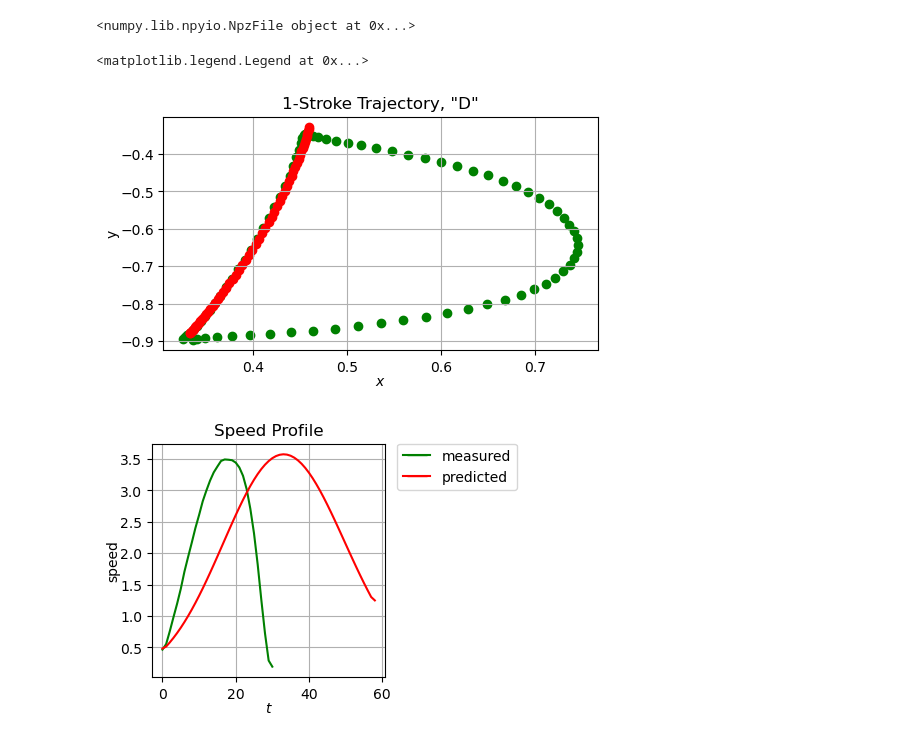
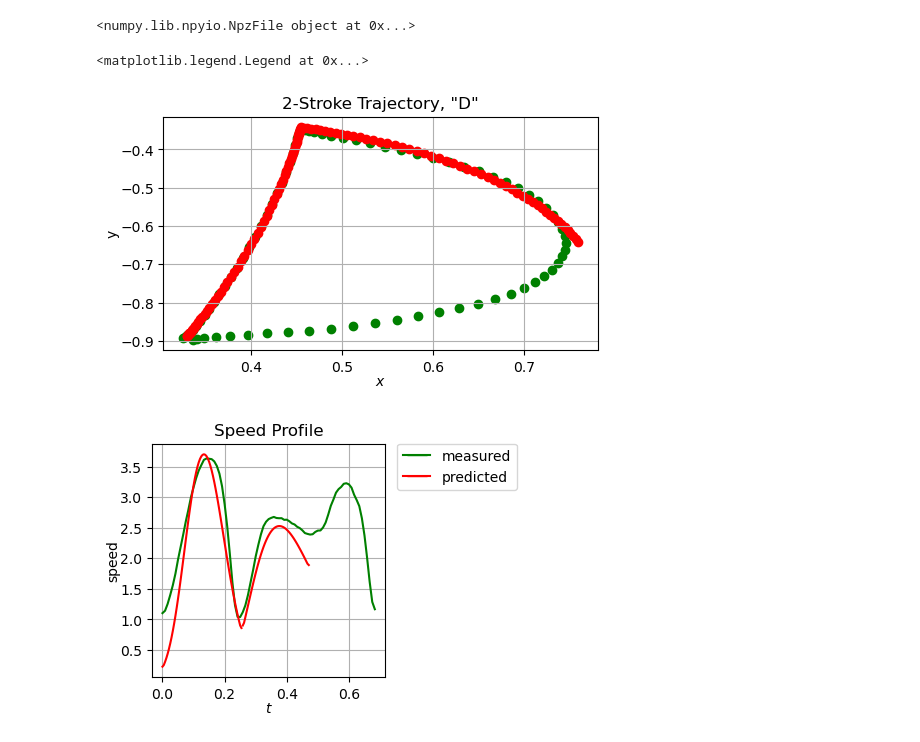
Before and after one commit to gchenfc/art_skills, a Jupyter notebook: python/Sln_alphabet.ipynb, the cells around one changed output. Drawn from its saved outputs; the diff is of its cells as text; code cells hidden in the pictures.

Commit message:
2-stroke Letter D working,3-stroke not there yet

```diff
--- a/python/Sln_alphabet.ipynb
+++ b/python/Sln_alphabet.ipynb
@@ -33,21 +32,33 @@ np.savetxt("stroke3.csv", np.transpose(stroke3), delimiter=",")
 #print(np.transpose(stroke3))
 
 stroke1_nt = np.array([x[0:31],y[0:31]])
+t_nt = t[0:31]
 #print(stroke1_nt)
-velocity = np.sqrt(np.sum((np.gradient(stroke1_nt, axis=1)/0.008333)**2,
+velocity = np.sqrt(np.sum((np.gradient(strokes, axis=1)/0.008333)**2,
                                   axis=0))
 #print(velocity)
 
 # Import csv file (gtsam result)
-file = open('stroke1_005_60.csv')
 columns = ["time", "x", "y"]
-dex = pd.read_csv("stroke1_005_60.csv", usecols=columns)
-tex = dex.time.tolist()
-xex = dex.x.tolist()
-yex = dex.y.tolist()
-velocity2 = np.sqrt(np.sum((np.gradient(np.array([xex,yex]), axis=1)/0.0042)**2,
+gt1 = pd.read_csv("../build/cpp/SLM/tests/stroke1_gtsam.csv", usecols=columns)
+t_gt1 = gt1.time.tolist()
+x_gt1 = gt1.x.tolist()
+y_gt1 = gt1.y.tolist()
+v_gt1 = np.sqrt(np.sum((np.gradient(np.array([x_gt1,y_gt1]), axis=1)/(1/120/2))**2,
                                   axis=0))
-#print(velocity2)
+gt2 = pd.read_csv("../build/cpp/SLM/tests/stroke2_gtsam.csv", usecols=columns)
+t_gt2 = gt2.time.tolist()
+x_gt2 = gt2.x.tolist()
+y_gt2 = gt2.y.tolist()
+v_gt2 = np.sqrt(np.sum((np.gradient(np.array([x_gt2,y_gt2]), axis=1)/(1/120/2))**2,
+                                  axis=0))
+
+# gt3 = pd.read_csv("../build/cpp/SLM/tests/stroke3_gtsam.csv", usecols=columns)
+# t_gt3 = gt3.time.tolist()
+# x_gt3 = gt3.x.tolist()
+# y_gt3 = gt3.y.tolist()
+# v_gt3 = np.sqrt(np.sum((np.gradient(np.array([x_gt3,y_gt3]), axis=1)/(1/120/2))**2,
+#                                   axis=0))
 # %% [output]
 <numpy.lib.npyio.NpzFile object at 0x...>
 # %%
@@ -59,39 +70,44 @@ green_pt = mlines.Line2D([], [], color='green', marker='_',
 red_pt = mlines.Line2D([], [], color='red', marker='_',
                        markersize=15, label='predicted')
 yellow_ln = mlines.Line2D([], [], color='yellow', marker='_',
                           markersize=15, label='error')
 
 fig, ax = plt.subplots()
-plt.title('1-Stroke Trajectory, "D"')
+plt.title('2-Stroke Trajectory, "D"')
 plt.grid(visible=1)
 plt.scatter(x, y, c='g')
-plt.scatter(xex, yex, c='r')
+plt.scatter(x_gt1, y_gt1, c='r')
+plt.scatter(x_gt2, y_gt2, c='r')
+#plt.scatter(x_gt3, y_gt3, c='b')
 #plt.scatter(xre, yre, c='r')
 plt.xlabel('$x$', labelpad=0)
 plt.ylabel('y', labelpad=0)
 
 fig, ax = plt.subplots()
 plt.title('Speed Profile')
 plt.grid(visible=1)
 # for i, s in enumerate(strokes):
 #     plt.fill_between(t, 0, s, where=s > 0, facecolor='grey', alpha=0.5)
-plt.plot(velocity, 'g')
-plt.plot(velocity2, 'r')
+#plt.plot(t_nt, velocity, 'g')
+plt.plot(t, velocity, 'g')
+plt.plot(t_gt1, v_gt1, 'r')
+plt.plot(t_gt2, v_gt2, 'r')
+# plt.plot(t_gt3, v_gt3, 'b')
 # plt.scatter(tm, v, c='g')
 # plt.scatter(tm, V, c='r')
 # for i in range(len(px)):
 #     lineXdata = (tm[i], tm[i])  # same X
 #     lineYdata = (v[i], V[i])  # different Y
 #     plt.plot(lineXdata, lineYdata, c='y')
 plt.xlabel('$t$', labelpad=0)
 plt.ylabel('speed', labelpad=0)
 ax.set_box_aspect(1)
 plt.legend(handles=[green_pt, red_pt],
            bbox_to_anchor=(1.05, 1), loc=2, borderaxespad=0.)
 # %% [output]
 <matplotlib.legend.Legend at 0x...>
-[figure, old version]
+[figure, new version]
-[figure, old version]
+[figure, new version]
 # %%
 # plt.scatter(px, py, c='g')
 # plt.scatter(Xx, Xy, c='r')
```
Also changed, not shown: parts of 1 cell of this notebook, 9 other files.
